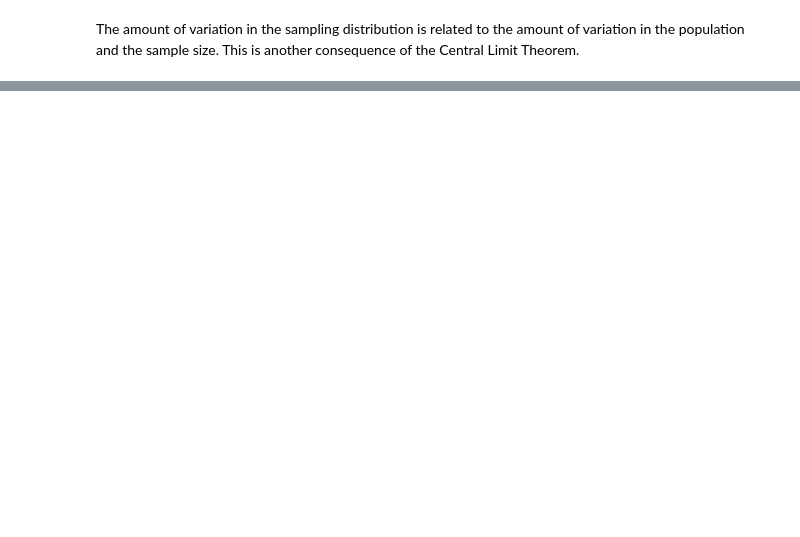
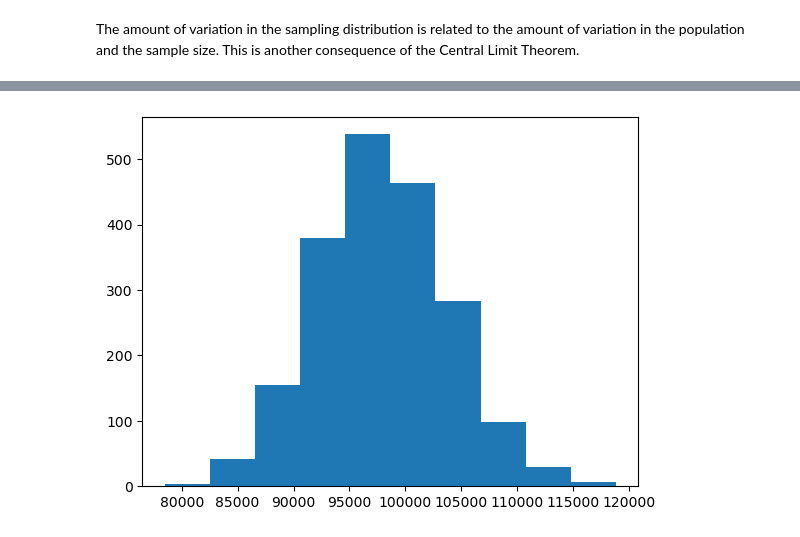
Before and after one commit to saalssall/Statistics_In_Python, a Jupyter notebook: Sampling.ipynb, the cells around one changed output, grey strips where cells are left out. Drawn from its saved outputs; the diff is of its cells as text; code cells hidden in the pictures; blank space fills up the shorter version.

```diff
--- a/Sampling.ipynb
+++ b/Sampling.ipynb
@@ -619,0 +662,16 @@ The amount of variation in the sampling distribution is related to the amount of
+# %%
+mean_cost_2000_boot = []
+
+# Generate a bootstrap distribution of 2000 replicates
+for i in range(2000):
+    mean_cost_2000_boot.append(
+        # Resample 500 rows and calculate the mean cost
+        np.mean(sales_sample.sample(frac=1, replace=True)['cost'])
+    )
+
+# Print the bootstrap distribution results
+#print(mean_cost_2000_boot)
+plt.hist(mean_cost_2000_boot)
+plt.show()
+# %% [output]
+[figure, added]
```
Also changed, not shown: parts of 24 cells of this notebook.
